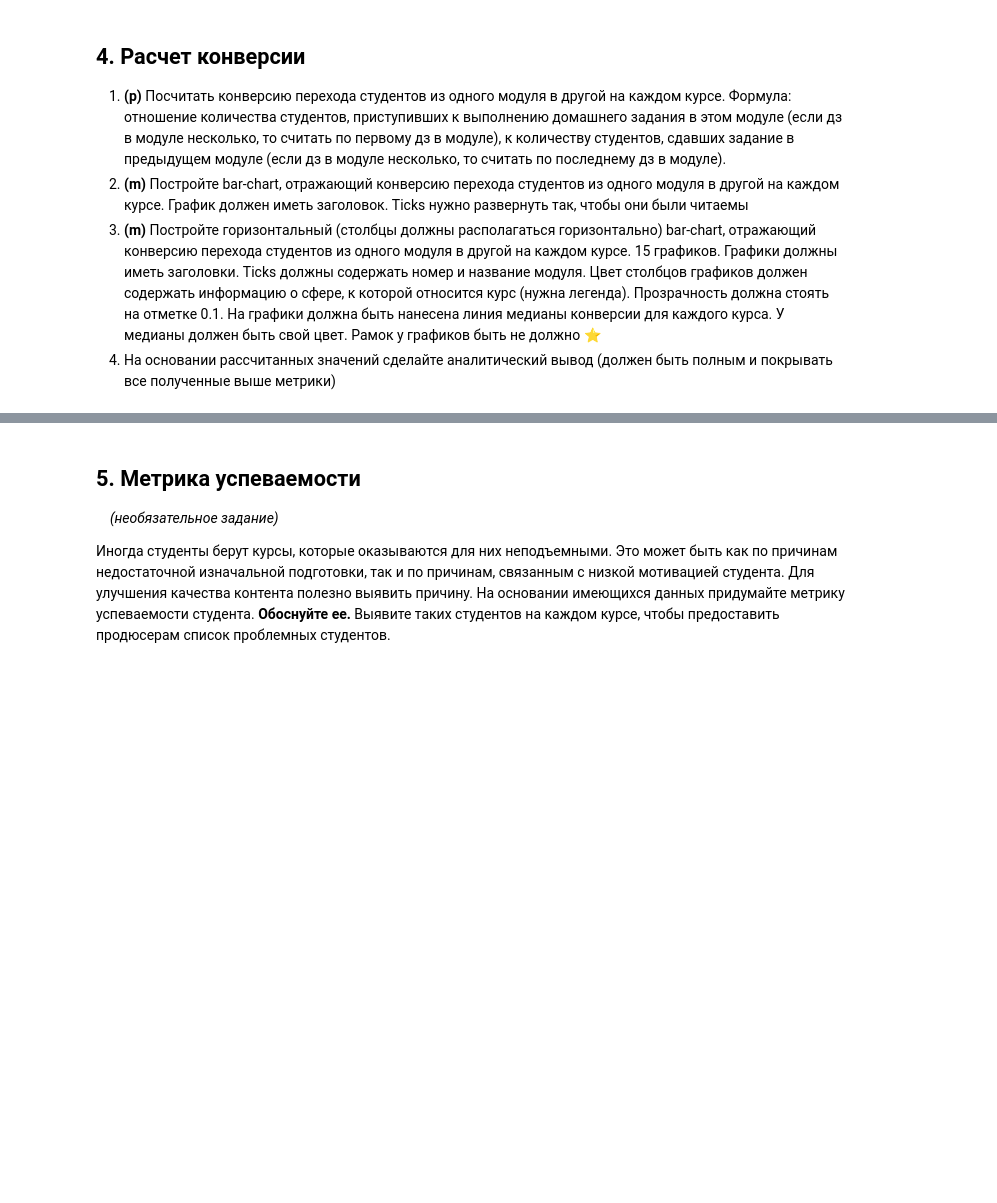
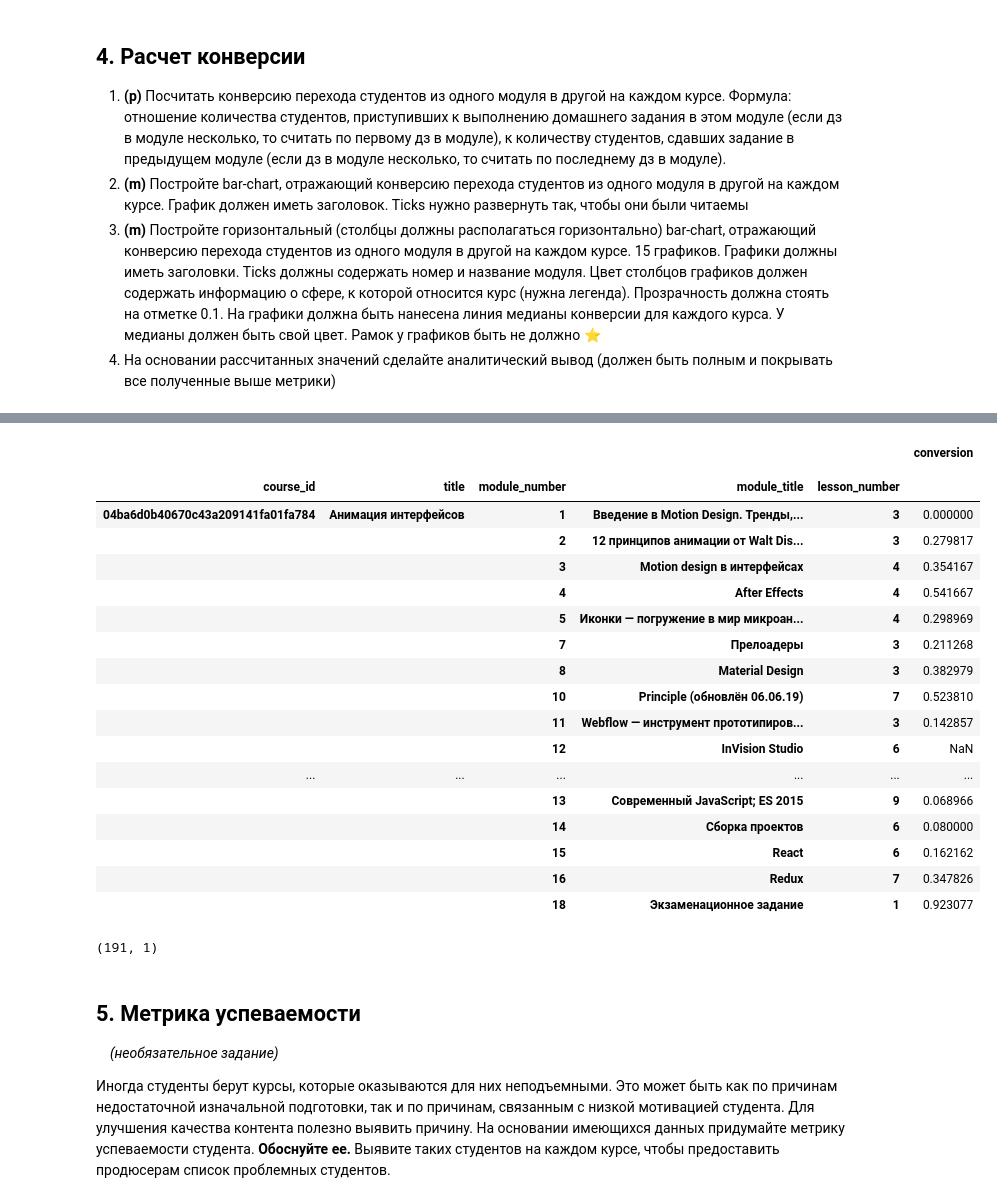
Before and after one commit to Andruxa2102/Study, a Jupyter notebook: Coursework_analytics_1.ipynb, the cells around one changed output, grey strips where cells are left out. Drawn from its saved outputs; the diff is of its cells as text; code cells hidden in the pictures; blank space fills up the shorter version.

```diff
--- a/Coursework_analytics_1.ipynb
+++ b/Coursework_analytics_1.ipynb
@@ -1304,7 +1332,12 @@ plt.show()
 2. **(m)** Постройте bar-chart, отражающий конверсию перехода студентов из одного модуля в другой на каждом курсе. График должен иметь заголовок. Ticks нужно развернуть так, чтобы они были читаемы
 3. **(m)** Постройте горизонтальный (столбцы должны располагаться горизонтально) bar-chart, отражающий конверсию перехода студентов из одного модуля в другой на каждом курсе. 15 графиков. Графики должны иметь заголовки. Ticks должны содержать номер и название модуля. Цвет столбцов графиков должен содержать информацию о сфере, к которой относится курс (нужна легенда). Прозрачность должна стоять на отметке 0.1. На графики должна быть нанесена линия медианы конверсии для каждого курса. У медианы должен быть свой цвет. Рамок у графиков быть не должно ⭐
 4. На основании рассчитанных значений сделайте аналитический вывод (должен быть полным и покрывать все полученные выше метрики)
+# %%
+### YOUR CODE HERE ###
+
+pd.options.display.max_rows = 192
 # %%
-### YOUR CODE HERE ###
+# Возьмем из основного набора данных только нужное
 
-# main[main.is_homework].groupby(['course_id','title','module_number','module_title'])
+temp_df = main[main.is_homework]
+temp_df = temp_df[['course_id', 'title', 'module_number', 'module_title', 'lesson_number', 'status']]
@@ -1360,3 +1344,58 @@ main
+# %%
+# Не уверен, что правильно понял формулировку задания. Поэтому в рабочем варианте принял
+# студентов, приступивших к выполнению задания - это у кого флажок 'status' установлен в 'start'
+
+beginners_df = temp_df[temp_df['status'] == 'start'].groupby(['course_id', \
+                                                              'title', 'module_number', 'module_title', \
+                                                              'lesson_number']).aggregate({'status':['count']})
+finishers_df = temp_df[temp_df['status'] == 'done'].groupby(['course_id', \
+                                                             'title', 'module_number', 'module_title', \
+                                                             'lesson_number']).aggregate({'status':['count']})
+beginners_df = beginners_df.groupby(level=[0,1,2,3]).head(1)
+finishers_df = finishers_df.groupby(level=[0,1,2,3]).tail(1)
+# %%
+# Не знаю, можно ли векторными операциями сдвинуть значения. Поэтому сделал циклом, как с обычным массивом.
+# Сдвигаются данные по статистике по начавшим работу студентам вниз, при другом варианте, когда сдвигаем
+# таблицу со сданными уроками, можно получить деление на нуль в последнем уроке.
+
+course_id, students_count = '', 0
+for i in beginners_df.index:
+    if i[0] != course_id:
+        course_id, students_count = i[0], beginners_df.loc[i].values[0]
+        beginners_df.loc[i] = 0
+    else:
+        beginners_df.loc[i], students_count = students_count, beginners_df.loc[i].values[0]
+# %%
+# Результаты
+
+beginners_df['count2'] = finishers_df
+beginners_df['conversion'] = beginners_df[beginners_df.columns[0]] / beginners_df.count2
+beginners_df = beginners_df.drop([beginners_df.columns[0], beginners_df.columns[1]], axis=1)
+beginners_df
+# %% [output]
+|  |  |  |  |  | conversion |
+|  |  |  |  |  |  |
+| course_id | title | module_number | module_title | lesson_number |  |
+| 04ba6d0b40670c43a209141fa01fa784 | Анимация интерфейсов | 1 | Введение в Motion Design. Тренды,... | 3 | 0.000000 |
+|  |  | 2 | 12 принципов анимации от Walt Dis... | 3 | 0.279817 |
+|  |  | 3 | Motion design в интерфейсах | 4 | 0.354167 |
+|  |  | 4 | After Effects | 4 | 0.541667 |
+|  |  | 5 | Иконки — погружение в мир микроан... | 4 | 0.298969 |
+|  |  | 7 | Прелоадеры | 3 | 0.211268 |
+|  |  | 8 | Material Design | 3 | 0.382979 |
+|  |  | 10 | Principle (обновлён 06.06.19) | 7 | 0.523810 |
+|  |  | 11 | Webflow — инструмент прототипиров... | 3 | 0.142857 |
+|  |  | 12 | InVision Studio | 6 | NaN |
+| ... | ... | ... | ... | ... | ... |
+|  |  | 13 | Современный JavaScript; ES 2015 | 9 | 0.068966 |
+|  |  | 14 | Сборка проектов | 6 | 0.080000 |
+|  |  | 15 | React | 6 | 0.162162 |
+|  |  | 16 | Redux | 7 | 0.347826 |
+|  |  | 18 | Экзаменационное задание | 1 | 0.923077 |
+# %%
+pd.options.display.max_rows = 60
+# %% [output]
+(191, 1)
 # %% [markdown]
 ## 5. Метрика успеваемости
 
```
Also changed, not shown: parts of 26 cells of this notebook.
